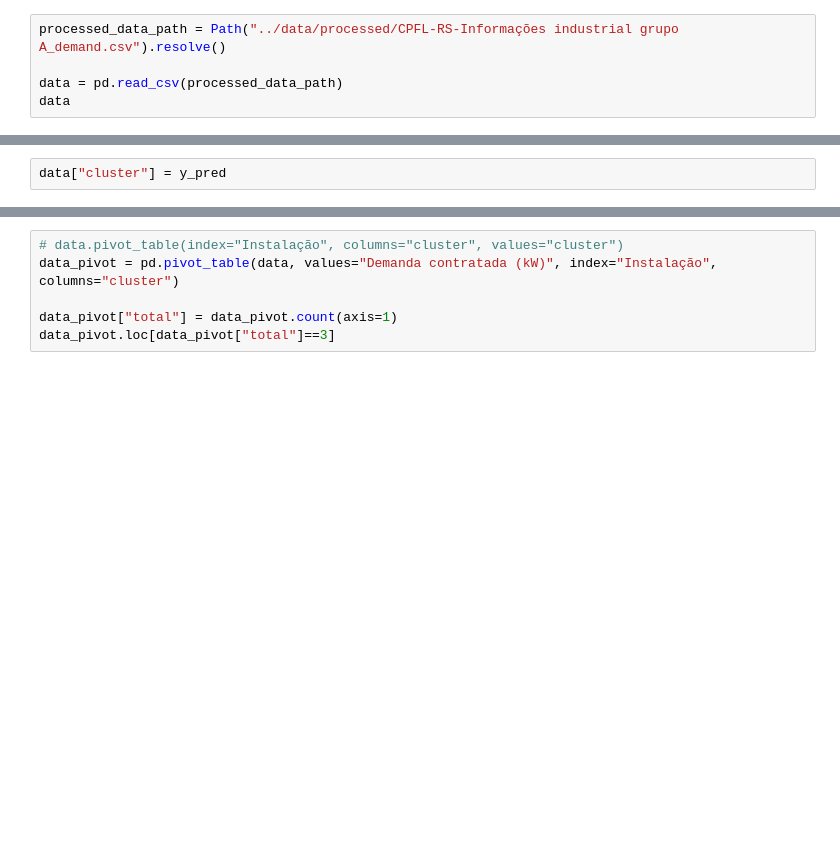
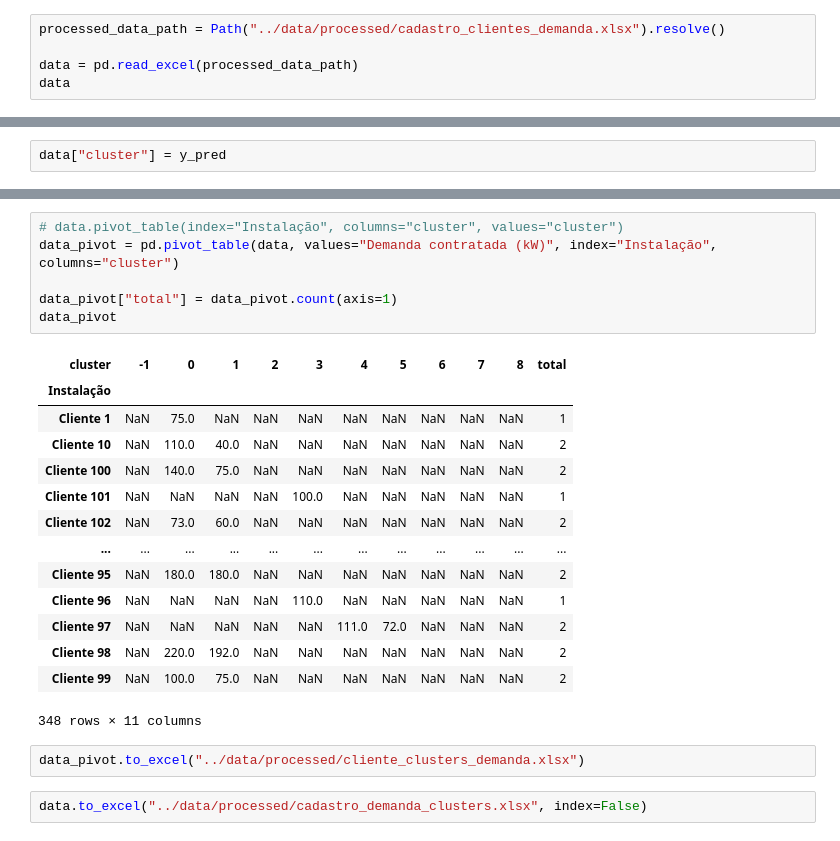
Before and after one commit to kleindaniell/energy-efficiency, a Jupyter notebook: notebooks/data_analysis_demand.ipynb, the cells around one changed output, grey strips where cells are left out. Drawn from its saved outputs; the diff is of its cells as text; blank space fills up the shorter version.

Commit message:
feat: add clusters by contract type

```diff
--- a/notebooks/data_analysis_demand.ipynb
+++ b/notebooks/data_analysis_demand.ipynb
@@ -14,7 +14,7 @@ from sklearn.cluster import KMeans, DBSCAN, AgglomerativeClustering
 from scipy.cluster.hierarchy import dendrogram, linkage
 from sklearn.metrics import pairwise_distances, silhouette_score
 # %%
-processed_data_path = Path("../data/processed/CPFL-RS-Informações industrial grupo A_demand.csv").resolve()
+processed_data_path = Path("../data/processed/cadastro_clientes_demanda.xlsx").resolve()
 
-data = pd.read_csv(processed_data_path)
+data = pd.read_excel(processed_data_path)
 data
@@ -94,6 +276,25 @@ data.loc[data["cluster"]==8]
 # %%
 # data.pivot_table(index="Instalação", columns="cluster", values="cluster")
 data_pivot = pd.pivot_table(data, values="Demanda contratada (kW)", index="Instalação", columns="cluster")
 
 data_pivot["total"] = data_pivot.count(axis=1)
-data_pivot.loc[data_pivot["total"]==3]
+data_pivot
+# %% [output]
+| cluster | -1 | 0 | 1 | 2 | 3 | 4 | 5 | 6 | 7 | 8 | total |
+| Instalação |  |  |  |  |  |  |  |  |  |  |  |
+| Cliente 1 | NaN | 75.0 | NaN | NaN | NaN | NaN | NaN | NaN | NaN | NaN | 1 |
+| Cliente 10 | NaN | 110.0 | 40.0 | NaN | NaN | NaN | NaN | NaN | NaN | NaN | 2 |
+| Cliente 100 | NaN | 140.0 | 75.0 | NaN | NaN | NaN | NaN | NaN | NaN | NaN | 2 |
+| Cliente 101 | NaN | NaN | NaN | NaN | 100.0 | NaN | NaN | NaN | NaN | NaN | 1 |
+| Cliente 102 | NaN | 73.0 | 60.0 | NaN | NaN | NaN | NaN | NaN | NaN | NaN | 2 |
+| ... | ... | ... | ... | ... | ... | ... | ... | ... | ... | ... | ... |
+| Cliente 95 | NaN | 180.0 | 180.0 | NaN | NaN | NaN | NaN | NaN | NaN | NaN | 2 |
+| Cliente 96 | NaN | NaN | NaN | NaN | 110.0 | NaN | NaN | NaN | NaN | NaN | 1 |
+| Cliente 97 | NaN | NaN | NaN | NaN | NaN | 111.0 | 72.0 | NaN | NaN | NaN | 2 |
+| Cliente 98 | NaN | 220.0 | 192.0 | NaN | NaN | NaN | NaN | NaN | NaN | NaN | 2 |
+| Cliente 99 | NaN | 100.0 | 75.0 | NaN | NaN | NaN | NaN | NaN | NaN | NaN | 2 |
+348 rows × 11 columns
+# %%
+data_pivot.to_excel("../data/processed/cliente_clusters_demanda.xlsx")
+# %%
+data.to_excel("../data/processed/cadastro_demanda_clusters.xlsx", index=False)
```
Also changed, not shown: parts of 19 cells of this notebook.
